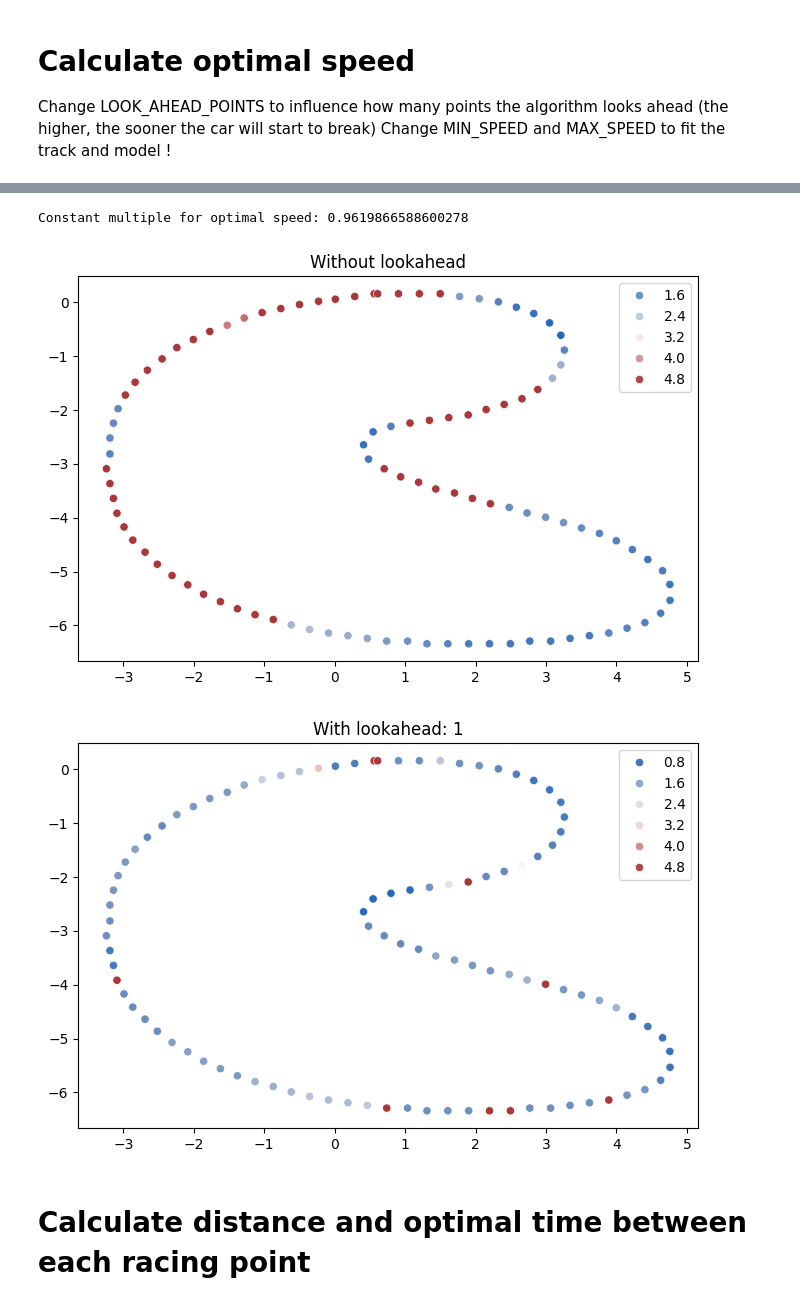
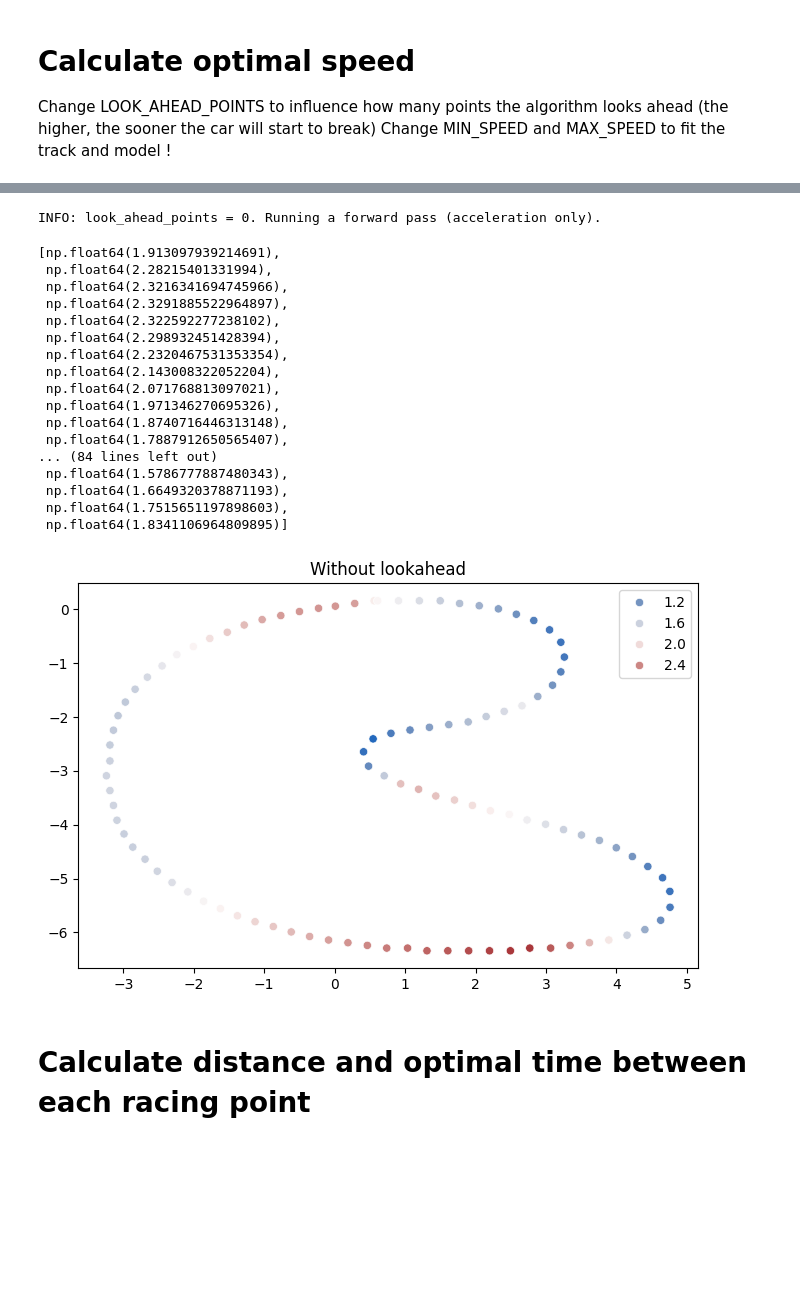
Before and after one commit to anjrew/race-lines-optimization, a Jupyter notebook: notebooks/get_speed_via_angle.ipynb, the cells around one changed output, grey strips where cells are left out. Saved outputs shown, nothing was run; the diff lists cells and outputs as text; code cells hidden in the pictures; blank space fills up the shorter version.

```diff
--- a/notebooks/get_speed_via_angle.ipynb
+++ b/notebooks/get_speed_via_angle.ipynb
@@ -245,33 +270,50 @@ velocity
+# %%
+
+from matplotlib import pyplot as plt
+import seaborn as sns
+
+
+# Without lookahead
+velocity_no_lookahead = optimal_velocity(
+    track=racing_track,
+    min_speed=MIN_SPEED,
+    max_speed=MAX_SPEED,
+    look_ahead_points=0,
+    smoothing_window_size=SMOOTHING_WINDOW_SIZE,
+    roll=ROLL_SIZE,
+    max_acceleration=MAX_ACC,
+    max_deceleration=MAX_DEC
+)
+velocity_no_lookahead
+# %% [output]
+INFO: look_ahead_points = 0. Running a forward pass (acceleration only).
+[np.float64(1.913097939214691),
+ np.float64(2.28215401331994),
+ np.float64(2.3216341694745966),
+ np.float64(2.3291885522964897),
+ np.float64(2.322592277238102),
+ np.float64(2.298932451428394),
+ np.float64(2.2320467531353354),
+ np.float64(2.143008322052204),
+ np.float64(2.071768813097021),
+ np.float64(1.971346270695326),
+ np.float64(1.8740716446313148),
+ np.float64(1.7887912650565407),
+... (84 lines left out)
+ np.float64(1.5786777887480343),
+ np.float64(1.6649320378871193),
+ np.float64(1.7515651197898603),
+ np.float64(1.8341106964809895)]
 # %%
 
 
-from matplotlib import pyplot as plt
-import seaborn as sns
 
-x = [i[0] for i in racing_track]
-y = [i[1] for i in racing_track]
-
-# Without lookahead
-velocity_no_lookahead = optimal_velocity(
-    track=racing_track,
-    min_speed=MIN_SPEED,
-    max_speed=MAX_SPEED,
-    look_ahead_points=0,
-    smoothing_window_size=SMOOTHING_WINDOW_SIZE,
-    roll=ROLL_SIZE
-)
 
 fig, ax = plt.subplots(figsize=(8, 5))
 ax = sns.scatterplot(x=x, y=y, hue=velocity_no_lookahead,
                      palette="vlag").set_title("Without lookahead")
-
-fig, ax = plt.subplots(figsize=(8, 5))
-ax = sns.scatterplot(x=x, y=y, hue=velocity, palette="vlag").set_title(
-    f"With lookahead: {LOOK_AHEAD_POINTS}")
 # %% [output]
-Constant multiple for optimal speed: 0.9619866588600278
-[figure, old version]
+[figure, new version]
-[figure, removed]
 # %% [markdown]
 
 # Calculate distance and optimal time between each racing point
```
Also changed, not shown: parts of 4 cells of this notebook.
